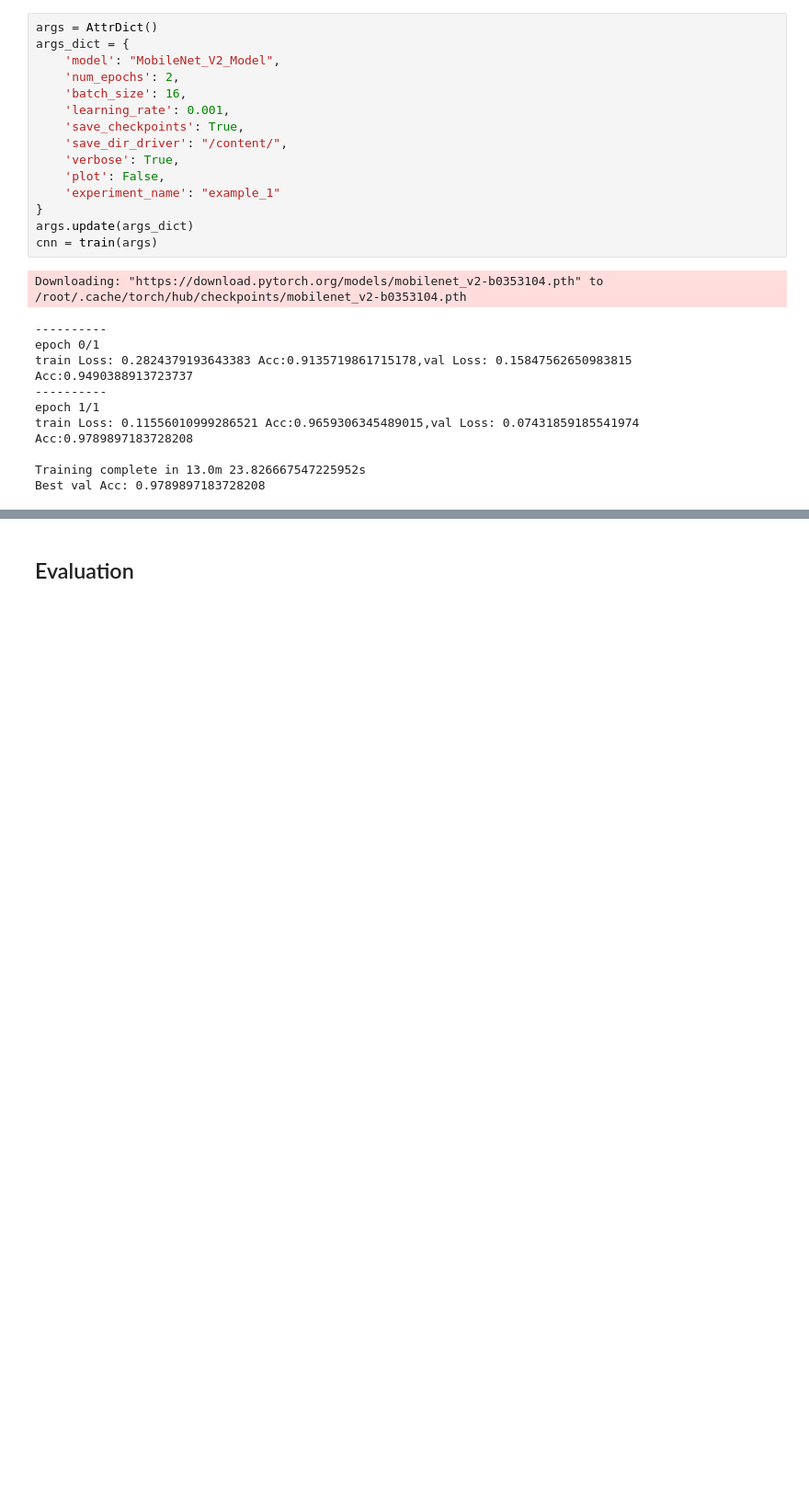
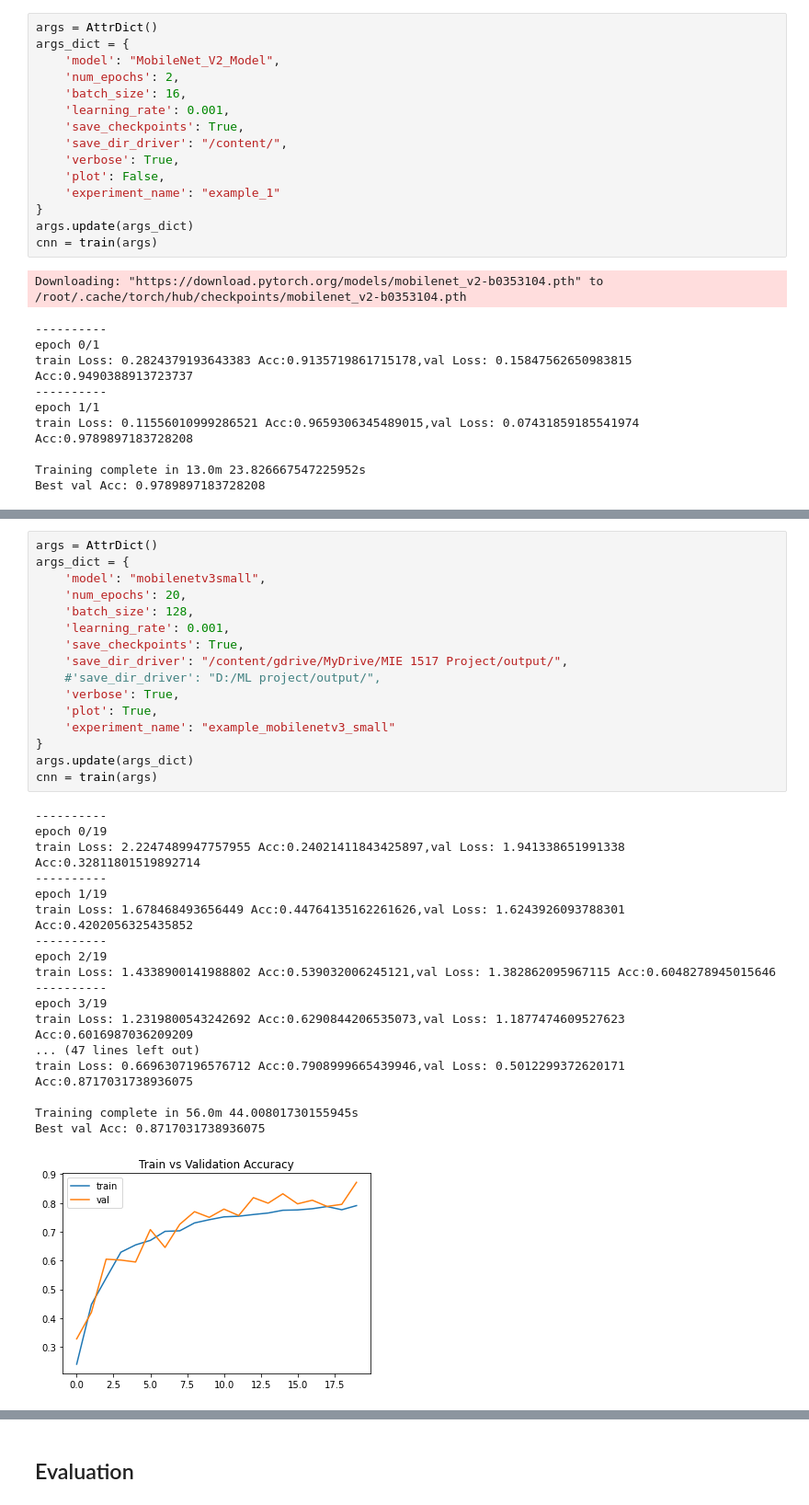
Before and after one commit to haitongw/MIE1517_Project, a Jupyter notebook: distracted_driver_detection.ipynb, the cells around one changed output, grey strips where cells are left out. Shown at 92% size. Cells and saved outputs as stored; diff of their text form; blank space fills up the shorter version.

```diff
--- a/distracted_driver_detection.ipynb
+++ b/distracted_driver_detection.ipynb
@@ -593,0 +619,35 @@ Best val Acc: 0.9789897183728208
+# %%
+args = AttrDict()
+args_dict = {
+    'model': "mobilenetv3small",
+    'num_epochs': 20,
+    'batch_size': 128,
+    'learning_rate': 0.001,
+    'save_checkpoints': True,
+    'save_dir_driver': "/content/gdrive/MyDrive/MIE 1517 Project/output/",
+    #'save_dir_driver': "D:/ML project/output/",
+    'verbose': True,
+    'plot': True,
+    'experiment_name': "example_mobilenetv3_small"
+}
+args.update(args_dict)
+cnn = train(args)
+# %% [output]
+----------
+epoch 0/19
+train Loss: 2.2247489947757955 Acc:0.24021411843425897,val Loss: 1.941338651991338 Acc:0.32811801519892714
+----------
+epoch 1/19
+train Loss: 1.678468493656449 Acc:0.44764135162261626,val Loss: 1.6243926093788301 Acc:0.4202056325435852
+----------
+epoch 2/19
+train Loss: 1.4338900141988802 Acc:0.539032006245121,val Loss: 1.382862095967115 Acc:0.6048278945015646
+----------
+epoch 3/19
+train Loss: 1.2319800543242692 Acc:0.6290844206535073,val Loss: 1.1877474609527623 Acc:0.6016987036209209
+... (47 lines left out)
+train Loss: 0.6696307196576712 Acc:0.7908999665439946,val Loss: 0.5012299372620171 Acc:0.8717031738936075
+
+Training complete in 56.0m 44.00801730155945s
+Best val Acc: 0.8717031738936075
+[figure, added]
```
Also changed, not shown: parts of 50 cells of this notebook.
